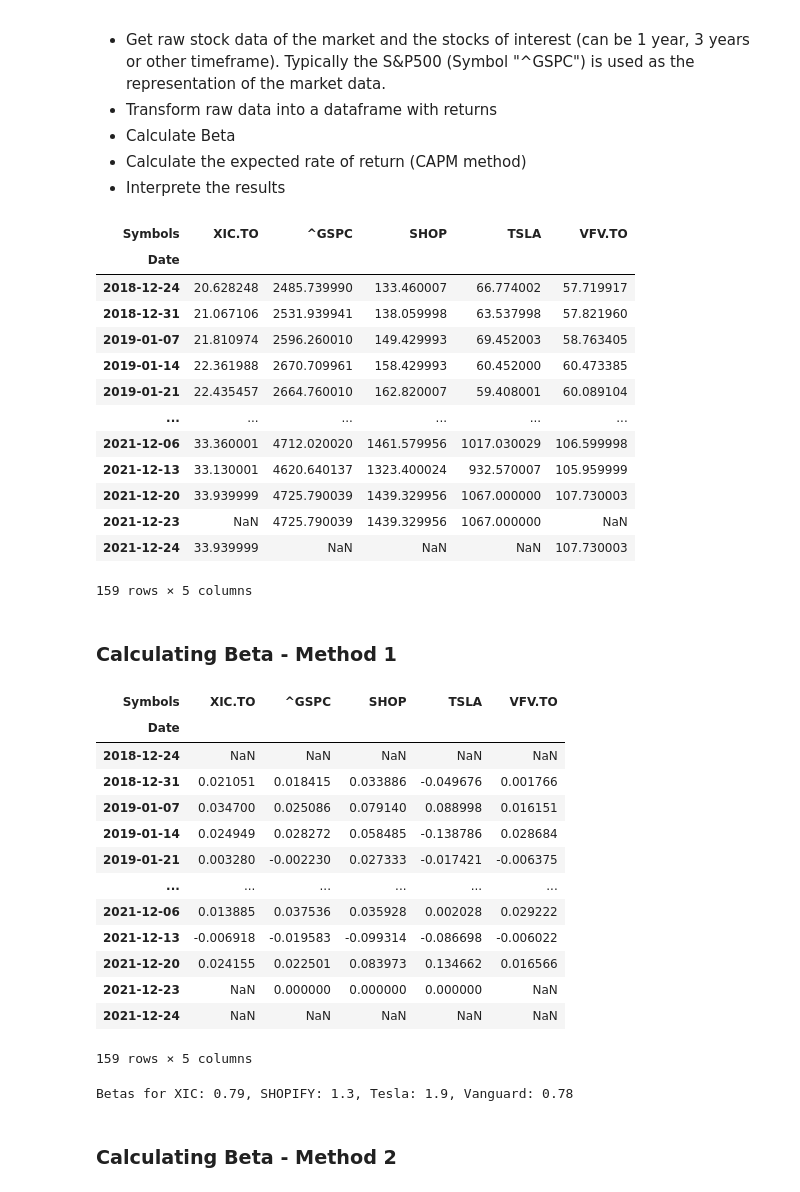
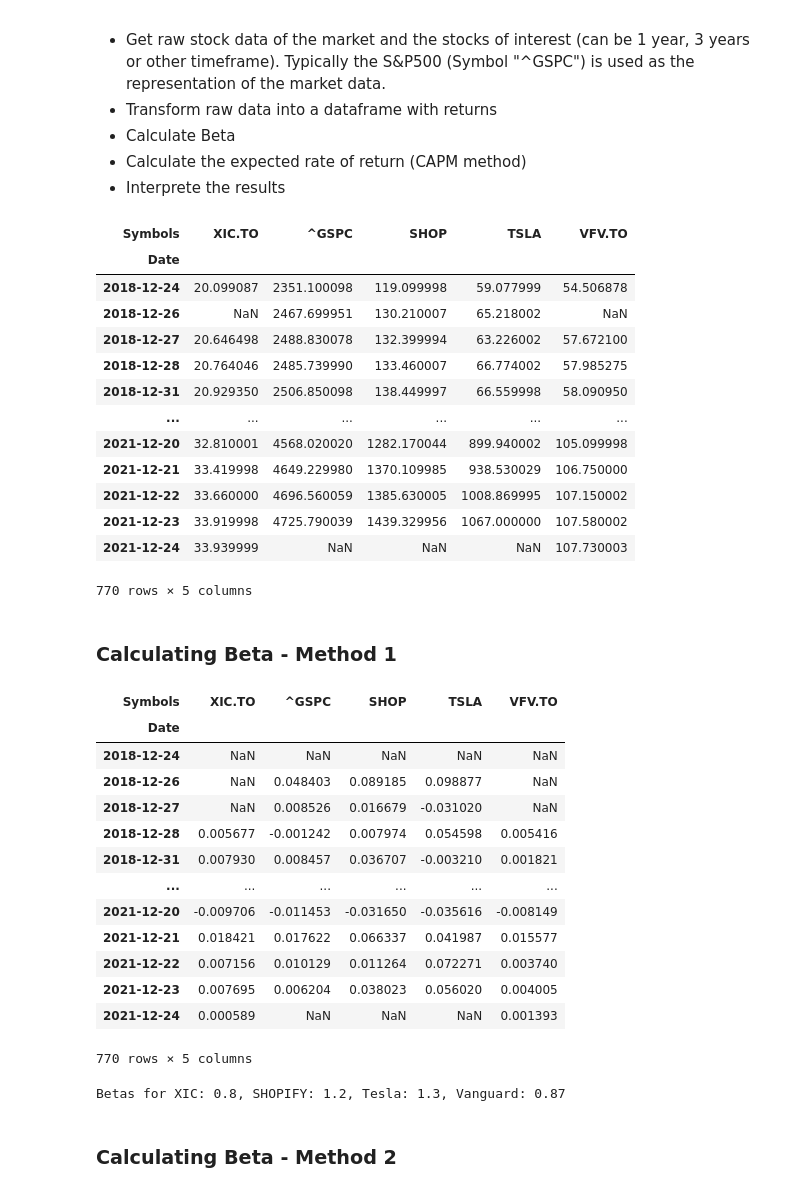
Before and after one commit to LarsTinnefeld/financial-analysis, a Jupyter notebook: transactions.ipynb, the cells around one changed output. Saved outputs shown, nothing was run; the diff lists cells and outputs as text; code cells hidden in the pictures.

```diff
--- a/transactions.ipynb
+++ b/transactions.ipynb
@@ -36,27 +36,27 @@ Beta expresses how "dynamic" an asset reacts to market fluctuations. A high beta
 # %%
 tickers = ['XIC.TO', '^GSPC', 'SHOP', 'TSLA', 'VFV.TO']
 start = dt.datetime(2018, 12, 24)
 end = dt.datetime(2021, 12, 24)
-df_stocks = pdr.get_data_yahoo(tickers, start, end, interval="w")
+df_stocks = pdr.get_data_yahoo(tickers, start, end, interval="d")
 
 df_stocks = df_stocks['Adj Close']
 
 df_stocks
 # %% [output]
 | Symbols | XIC.TO | ^GSPC | SHOP | TSLA | VFV.TO |
 | Date |  |  |  |  |  |
-| 2018-12-24 | 20.628248 | 2485.739990 | 133.460007 | 66.774002 | 57.719917 |
-| 2018-12-31 | 21.067106 | 2531.939941 | 138.059998 | 63.537998 | 57.821960 |
-| 2019-01-07 | 21.810974 | 2596.260010 | 149.429993 | 69.452003 | 58.763405 |
-| 2019-01-14 | 22.361988 | 2670.709961 | 158.429993 | 60.452000 | 60.473385 |
-| 2019-01-21 | 22.435457 | 2664.760010 | 162.820007 | 59.408001 | 60.089104 |
+| 2018-12-24 | 20.099087 | 2351.100098 | 119.099998 | 59.077999 | 54.506878 |
+| 2018-12-26 | NaN | 2467.699951 | 130.210007 | 65.218002 | NaN |
+| 2018-12-27 | 20.646498 | 2488.830078 | 132.399994 | 63.226002 | 57.672100 |
+| 2018-12-28 | 20.764046 | 2485.739990 | 133.460007 | 66.774002 | 57.985275 |
+| 2018-12-31 | 20.929350 | 2506.850098 | 138.449997 | 66.559998 | 58.090950 |
 | ... | ... | ... | ... | ... | ... |
-| 2021-12-06 | 33.360001 | 4712.020020 | 1461.579956 | 1017.030029 | 106.599998 |
-| 2021-12-13 | 33.130001 | 4620.640137 | 1323.400024 | 932.570007 | 105.959999 |
-| 2021-12-20 | 33.939999 | 4725.790039 | 1439.329956 | 1067.000000 | 107.730003 |
-| 2021-12-23 | NaN | 4725.790039 | 1439.329956 | 1067.000000 | NaN |
+| 2021-12-20 | 32.810001 | 4568.020020 | 1282.170044 | 899.940002 | 105.099998 |
+| 2021-12-21 | 33.419998 | 4649.229980 | 1370.109985 | 938.530029 | 106.750000 |
+| 2021-12-22 | 33.660000 | 4696.560059 | 1385.630005 | 1008.869995 | 107.150002 |
+| 2021-12-23 | 33.919998 | 4725.790039 | 1439.329956 | 1067.000000 | 107.580002 |
 | 2021-12-24 | 33.939999 | NaN | NaN | NaN | 107.730003 |
-159 rows × 5 columns
+770 rows × 5 columns
 # %% [markdown]
 ### Calculating Beta - Method 1
 # %%
@@ -67,17 +67,17 @@ df_returns
 | Symbols | XIC.TO | ^GSPC | SHOP | TSLA | VFV.TO |
 | Date |  |  |  |  |  |
 | 2018-12-24 | NaN | NaN | NaN | NaN | NaN |
-| 2018-12-31 | 0.021051 | 0.018415 | 0.033886 | -0.049676 | 0.001766 |
-| 2019-01-07 | 0.034700 | 0.025086 | 0.079140 | 0.088998 | 0.016151 |
-| 2019-01-14 | 0.024949 | 0.028272 | 0.058485 | -0.138786 | 0.028684 |
-| 2019-01-21 | 0.003280 | -0.002230 | 0.027333 | -0.017421 | -0.006375 |
+| 2018-12-26 | NaN | 0.048403 | 0.089185 | 0.098877 | NaN |
+| 2018-12-27 | NaN | 0.008526 | 0.016679 | -0.031020 | NaN |
+| 2018-12-28 | 0.005677 | -0.001242 | 0.007974 | 0.054598 | 0.005416 |
+| 2018-12-31 | 0.007930 | 0.008457 | 0.036707 | -0.003210 | 0.001821 |
 | ... | ... | ... | ... | ... | ... |
-| 2021-12-06 | 0.013885 | 0.037536 | 0.035928 | 0.002028 | 0.029222 |
-| 2021-12-13 | -0.006918 | -0.019583 | -0.099314 | -0.086698 | -0.006022 |
-| 2021-12-20 | 0.024155 | 0.022501 | 0.083973 | 0.134662 | 0.016566 |
-| 2021-12-23 | NaN | 0.000000 | 0.000000 | 0.000000 | NaN |
-| 2021-12-24 | NaN | NaN | NaN | NaN | NaN |
+| 2021-12-20 | -0.009706 | -0.011453 | -0.031650 | -0.035616 | -0.008149 |
+| 2021-12-21 | 0.018421 | 0.017622 | 0.066337 | 0.041987 | 0.015577 |
+| 2021-12-22 | 0.007156 | 0.010129 | 0.011264 | 0.072271 | 0.003740 |
+| 2021-12-23 | 0.007695 | 0.006204 | 0.038023 | 0.056020 | 0.004005 |
+| 2021-12-24 | 0.000589 | NaN | NaN | NaN | 0.001393 |
-159 rows × 5 columns
+770 rows × 5 columns
 # %%
 cov = df_returns.cov()
 var = df_returns['^GSPC'].var()
@@ -88,7 +88,7 @@ beta_vfv = cov.loc['VFV.TO', '^GSPC'] / var
 # %%
 print('Betas for XIC: {:1.2}, SHOPIFY: {:1.2}, Tesla: {:1.2}, Vanguard: {:1.2}'.format(beta_xic, beta_shop, beta_tsla, beta_vfv))
 # %% [output]
-Betas for XIC: 0.79, SHOPIFY: 1.3, Tesla: 1.9, Vanguard: 0.78
+Betas for XIC: 0.8, SHOPIFY: 1.2, Tesla: 1.3, Vanguard: 0.87
 # %% [markdown]
 ### Calculating Beta - Method 2
 # %%
```
Also changed, not shown: parts of 10 cells of this notebook.
